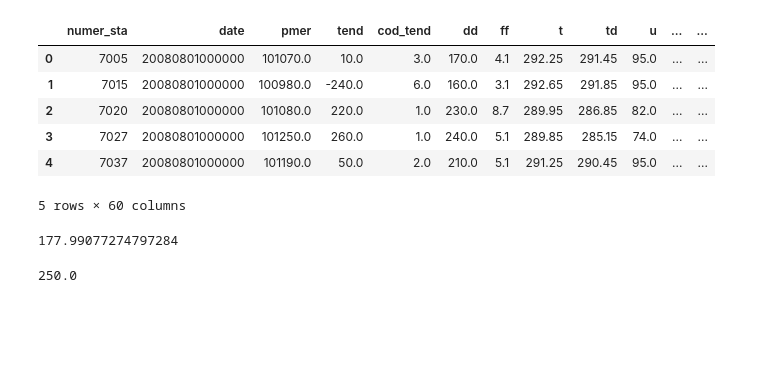
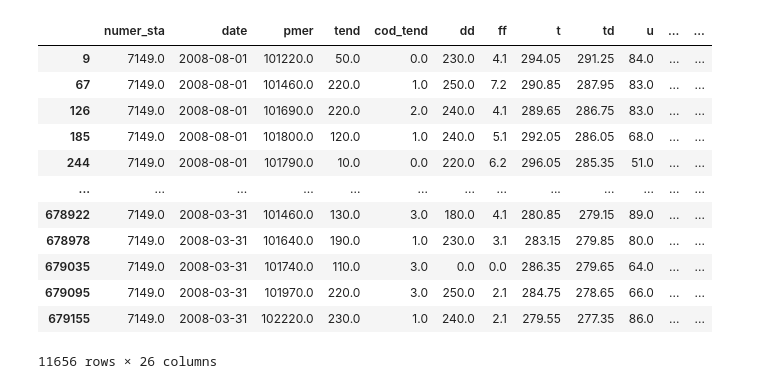
Before and after one commit to AbdellahElmrini/HouseholdConsumption, a Jupyter notebook: Projet_inf442.ipynb, the cells around one changed output. Saved outputs shown, nothing was run; the diff lists cells and outputs as text; code cells hidden in the pictures; blank space fills up the shorter version.

Commit message:
Fixed column types, Fixed date and time on both dfs

```diff
--- a/Projet_inf442.ipynb
+++ b/Projet_inf442.ipynb
@@ -35,18 +56,30 @@ len(df_hp)
 # %%
 #Extracting weather files
-
 files_w = glob.glob(r'./p1-power-weather/weather/*.csv')
 files_w.remove(r'./p1-power-weather/weather/postesSynop.csv')
 df_list = []
 lengths = []
-dict_types = dict()
-
 for file in files_w:
     df2 = pd.read_csv(file, sep = ';', header = 0)
     df_list.append(df2)
+    #df_list.append(df2[df2["numer_sta"] == 7149]) Plus rapide?
     lengths.append(len(df2))
+df_w = pd.concat(df_list, ignore_index = True)
+df_w=df_w[df_w["numer_sta"] == 7149]
 
-df_w = pd.concat(df_list, ignore_index = True)
+#Transforming to numeric
+columns_names = df_w.columns
+for col in columns_names[2:]:
+    df_w[col] = pd.to_numeric(df_w[col], errors="coerce")
+
+#Removing columns with too many NaN values
+df_w=df_w.dropna(axis = 1, thresh= 11000)
+
+#Interpolating missing values
+df_w=df_w.interpolate(method='linear',axis=1)
+
+#Fixing date and time
+df_w['date'] = pd.to_datetime((df_w['date'].astype(int)).astype(str))
 # %%
 df_w
 # %% [output]
@@ -68,16 +99,22 @@ df_w
-# %%
-# Transforming data to numeric type
-types = [int, int]+[float for _ in range(58)]
-for i in range(len(types)):
-    df_w.iloc[:,i] = pd.to_numeric(df_w.iloc[:,i], errors = 'coerce')
-    #df_w.iloc[:,i]=df_w.iloc[:,i].astype(types[i])
+# %%
+#Creating date + time column
+
+#df_w['ymd'] = df_w['date'].apply(date)
+df_w['time'] =  df_w['date'].apply(lambda x:x.time())
+df_w['date'] = df_w['date'].apply(lambda x:x.date())
 # %%
-df_w.head()
+df_w
 # %% [output]
 |  | numer_sta | date | pmer | tend | cod_tend | dd | ff | t | td | u | ... | ... |
-| 0 | 7005 | 20080801000000 | 101070.0 | 10.0 | 3.0 | 170.0 | 4.1 | 292.25 | 291.45 | 95.0 | ... | ... |
-| 1 | 7015 | 20080801000000 | 100980.0 | -240.0 | 6.0 | 160.0 | 3.1 | 292.65 | 291.85 | 95.0 | ... | ... |
-| 2 | 7020 | 20080801000000 | 101080.0 | 220.0 | 1.0 | 230.0 | 8.7 | 289.95 | 286.85 | 82.0 | ... | ... |
-| 3 | 7027 | 20080801000000 | 101250.0 | 260.0 | 1.0 | 240.0 | 5.1 | 289.85 | 285.15 | 74.0 | ... | ... |
-| 4 | 7037 | 20080801000000 | 101190.0 | 50.0 | 2.0 | 210.0 | 5.1 | 291.25 | 290.45 | 95.0 | ... | ... |
+| 9 | 7149.0 | 2008-08-01 | 101220.0 | 50.0 | 0.0 | 230.0 | 4.1 | 294.05 | 291.25 | 84.0 | ... | ... |
+| 67 | 7149.0 | 2008-08-01 | 101460.0 | 220.0 | 1.0 | 250.0 | 7.2 | 290.85 | 287.95 | 83.0 | ... | ... |
+| 126 | 7149.0 | 2008-08-01 | 101690.0 | 220.0 | 2.0 | 240.0 | 4.1 | 289.65 | 286.75 | 83.0 | ... | ... |
+| 185 | 7149.0 | 2008-08-01 | 101800.0 | 120.0 | 1.0 | 240.0 | 5.1 | 292.05 | 286.05 | 68.0 | ... | ... |
+| 244 | 7149.0 | 2008-08-01 | 101790.0 | 10.0 | 0.0 | 220.0 | 6.2 | 296.05 | 285.35 | 51.0 | ... | ... |
+| ... | ... | ... | ... | ... | ... | ... | ... | ... | ... | ... | ... | ... |
+| 678922 | 7149.0 | 2008-03-31 | 101460.0 | 130.0 | 3.0 | 180.0 | 4.1 | 280.85 | 279.15 | 89.0 | ... | ... |
+| 678978 | 7149.0 | 2008-03-31 | 101640.0 | 190.0 | 1.0 | 230.0 | 3.1 | 283.15 | 279.85 | 80.0 | ... | ... |
+| 679035 | 7149.0 | 2008-03-31 | 101740.0 | 110.0 | 3.0 | 0.0 | 0.0 | 286.35 | 279.65 | 64.0 | ... | ... |
+| 679095 | 7149.0 | 2008-03-31 | 101970.0 | 220.0 | 3.0 | 250.0 | 2.1 | 284.75 | 278.65 | 66.0 | ... | ... |
+| 679155 | 7149.0 | 2008-03-31 | 102220.0 | 230.0 | 1.0 | 240.0 | 2.1 | 279.55 | 277.35 | 86.0 | ... | ... |
-5 rows × 60 columns
+11656 rows × 26 columns
@@ -89,10 +120,0 @@ for el in df_w['dd']:
-# %%
-df_w['dd'].mean()
-# %% [output]
-177.99077274797284
-# %%
-# Extracting data corresponding to the right station
-df_w=df_w[df_w["numer_sta"] == 7149]
-df_w.iloc[1, 5]
-# %% [output]
-250.0
```
Also changed, not shown: parts of 23 cells of this notebook.
